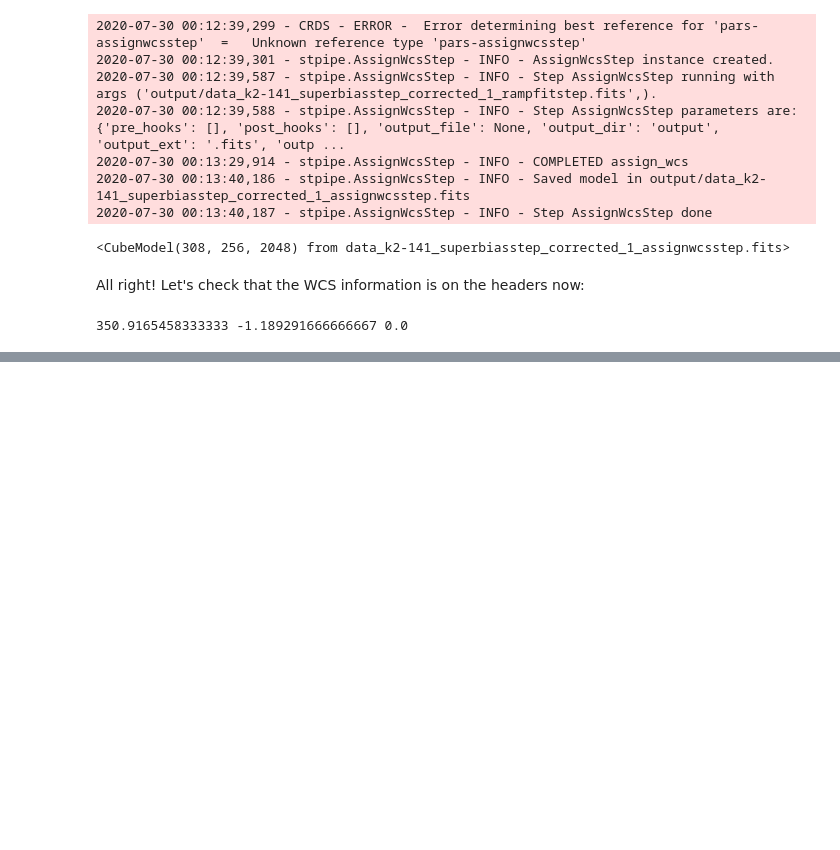
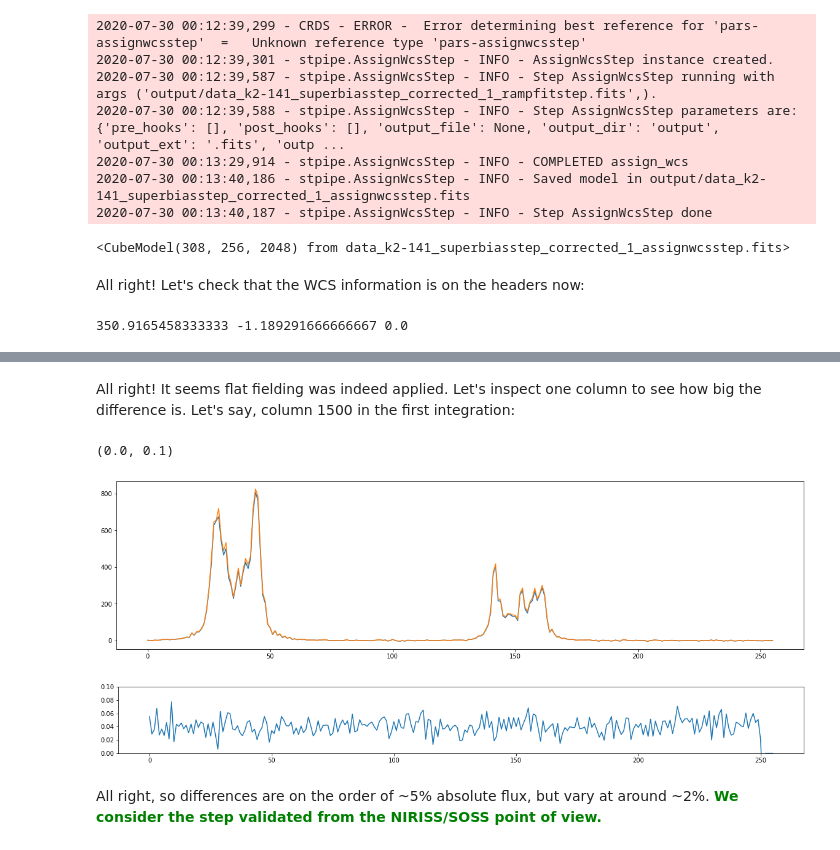
Before and after one commit to nespinoza/jwst_pipeline_testing, a Jupyter notebook: Stage 2 testing - NIRISS SOSS.ipynb, the cells around one changed output, grey strips where cells are left out. Saved outputs shown, nothing was run; the diff lists cells and outputs as text; code cells hidden in the pictures; blank space fills up the shorter version.

```diff
--- a/Stage 2 testing - NIRISS SOSS.ipynb
+++ b/Stage 2 testing - NIRISS SOSS.ipynb
@@ -63,0 +202,16 @@ print(ra,dec,wavelength)
+# %% [markdown]
+All right! It seems flat fielding was indeed applied. Let's inspect one column to see how big the difference is. Let's say, column 1500 in the first integration:
+# %%
+plt.figure(figsize=(20,5))
+plt.plot(hdul_wcs['SCI'].data[0,:,1500])
+plt.plot(hdul_flat['SCI'].data[0,:,1500])
+
+plt.figure(figsize=(20,2))
+plt.plot(1.-(hdul_wcs['SCI'].data[0,:,1500]/hdul_flat['SCI'].data[0,:,1500]))
+plt.ylim([0.0,0.1])
+# %% [output]
+(0.0, 0.1)
+[figure, added]
+[figure, added]
+# %% [markdown]
+All right, so differences are on the order of ~5% absolute flux, but vary at around ~2%. <font color='green'>**We consider the step validated from the NIRISS/SOSS point of view.**</font>
```
Also changed, not shown: parts of 28 cells of this notebook.
